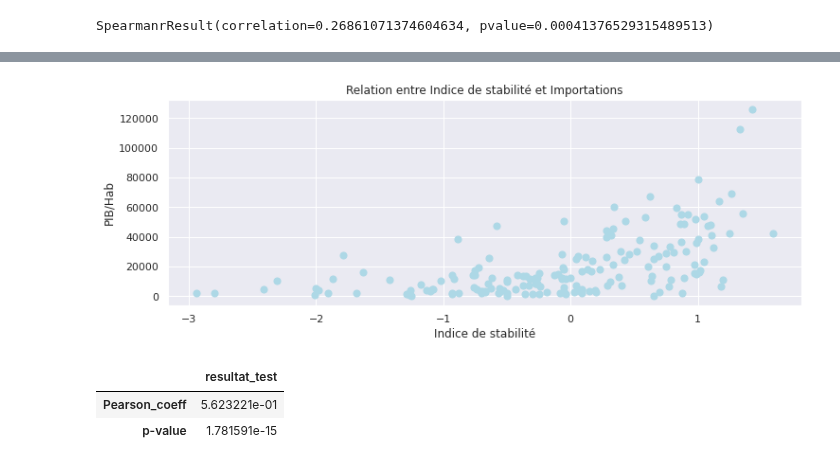
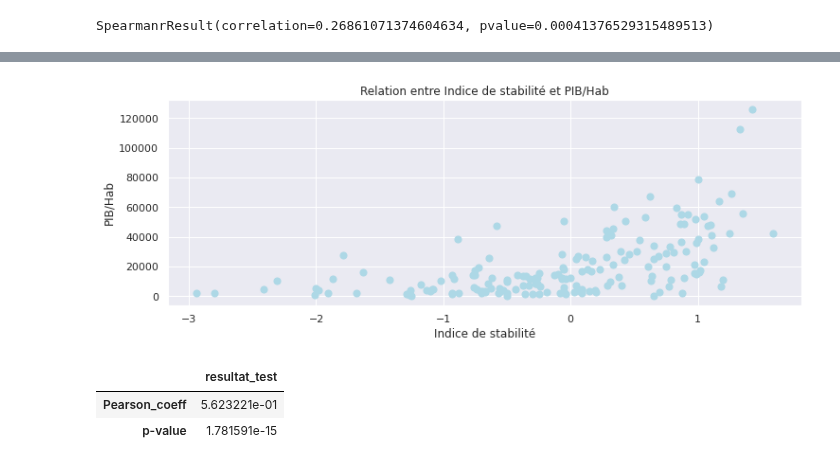
Before and after one commit to Randasabag/Etude-de-march-de-la-poule-qui-chante-avec-Python, a Jupyter notebook: projet9.ipynb, the cells around one changed output, grey strips where cells are left out. Drawn from its saved outputs; the diff is of its cells as text; code cells hidden in the pictures.

```diff
--- a/projet9.ipynb
+++ b/projet9.ipynb
@@ -1179,13 +1199,13 @@ CorrAgeMontant
 # %%
 plt.figure(figsize=(12,4))
 sns.regplot(data=df_final, x="Indice de stabilité", y="PIB/Hab",fit_reg=False, scatter_kws={"color":"lightblue","alpha":1.0,"s":50})
 plt.xlabel('Indice de stabilité')
 plt.ylabel('PIB/Hab')
-plt.title('Relation entre Indice de stabilité et Importations')
-plt.savefig("dispo_imp.png")
+plt.title('Relation entre Indice de stabilité et PIB/Hab')
+plt.savefig("ind_pib.png")
 plt.show()
 # %% [output]
-[figure, old version]
+[figure, new version]
 # %%
 #Test  de Pearson : calcul du coefficient de corrélation de Pearson et de la p-value
 from scipy.stats import pearsonr
```
Also changed, not shown: parts of 13 cells of this notebook.
